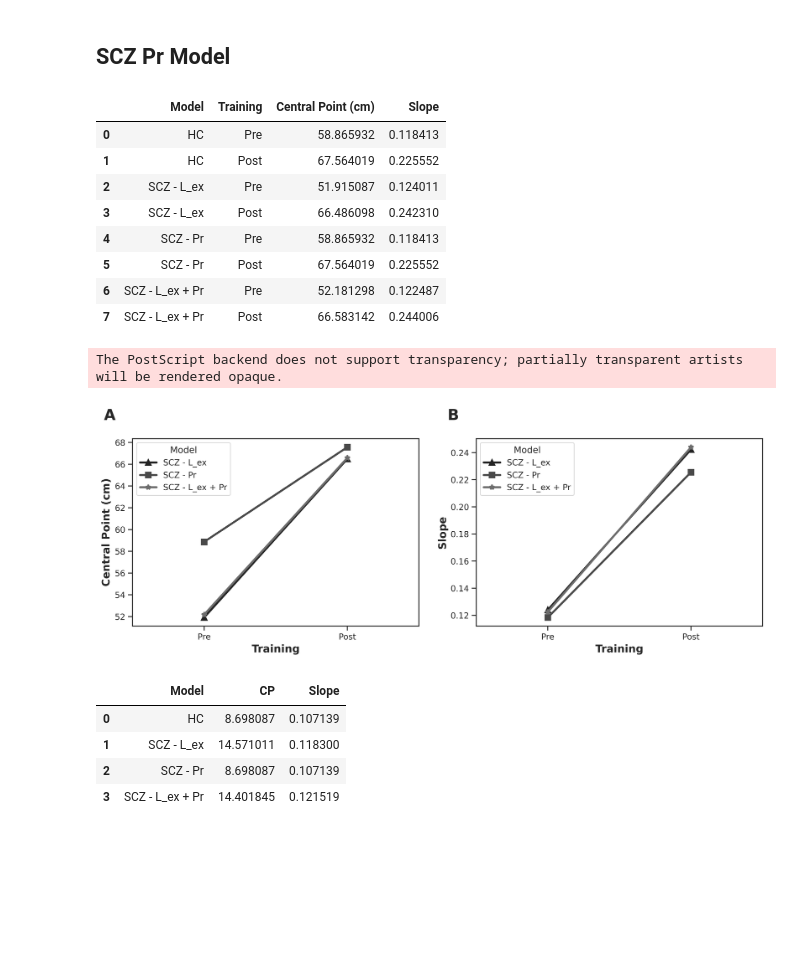
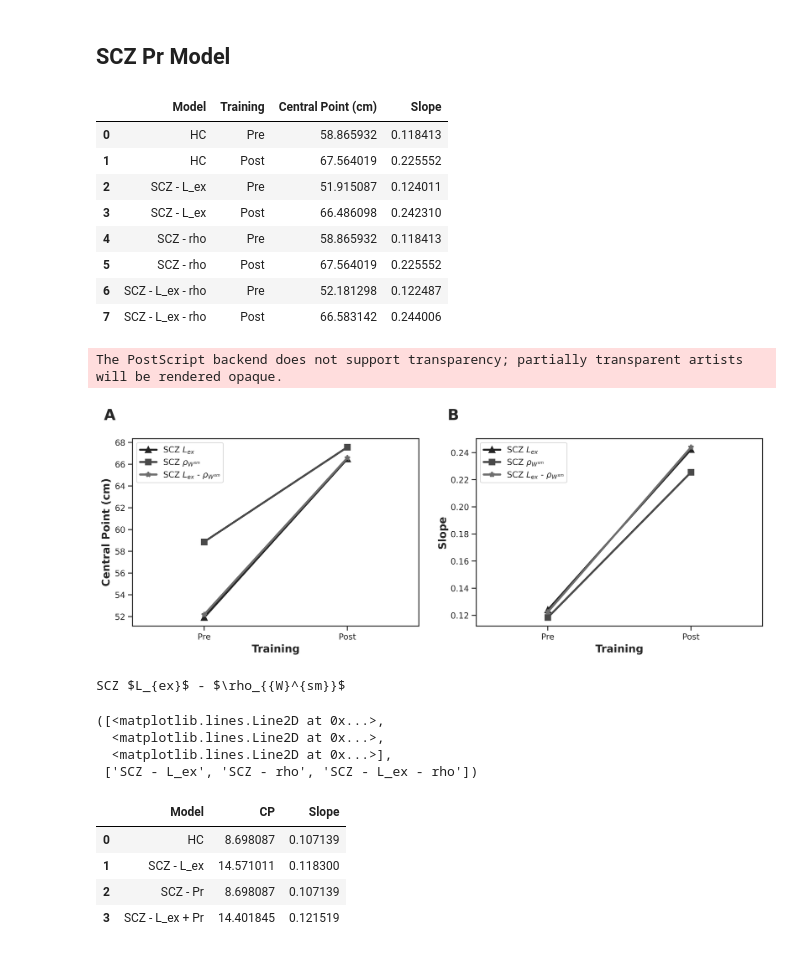
Before and after one commit to renatoparedes/SCZ_PPS_Expansion_Model, a Jupyter notebook: Training_Exploration.ipynb, the cells around one changed output. Saved outputs shown, nothing was run; the diff lists cells and outputs as text; code cells hidden in the pictures; blank space fills up the shorter version.

Commit message:
Plots update

```diff
--- a/Training_Exploration.ipynb
+++ b/Training_Exploration.ipynb
@@ -498,10 +490,10 @@ sim_data = np.array(
         ["HC", "Post", HC_CP_model_post, 1 / HC_SLOPE_model_post],
         ["SCZ - L_ex", "Pre", SCZ_Lex_CP_model_pre, 1 / SCZ_Lex_SLOPE_model_pre],
         ["SCZ - L_ex", "Post", SCZ_Lex_CP_model_post, 1 / SCZ_Lex_SLOPE_model_post],
-        ["SCZ - Pr", "Pre", SCZ_Pr_CP_model_pre, 1 / SCZ_Pr_SLOPE_model_pre],
-        ["SCZ - Pr", "Post", SCZ_Pr_CP_model_post, 1 / SCZ_Pr_SLOPE_model_post],
-        ["SCZ - L_ex + Pr", "Pre", SCZ_CP_model_pre, 1 / SCZ_SLOPE_model_pre],
-        ["SCZ - L_ex + Pr", "Post", SCZ_CP_model_post, 1 / SCZ_SLOPE_model_post],
+        ["SCZ - rho", "Pre", SCZ_Pr_CP_model_pre, 1 / SCZ_Pr_SLOPE_model_pre],
+        ["SCZ - rho", "Post", SCZ_Pr_CP_model_post, 1 / SCZ_Pr_SLOPE_model_post],
+        ["SCZ - L_ex - rho", "Pre", SCZ_CP_model_pre, 1 / SCZ_SLOPE_model_pre],
+        ["SCZ - L_ex - rho", "Post", SCZ_CP_model_post, 1 / SCZ_SLOPE_model_post],
     ]
 )
 
@@ -516,10 +508,10 @@ sim_df
 | 1 | HC | Post | 67.564019 | 0.225552 |
 | 2 | SCZ - L_ex | Pre | 51.915087 | 0.124011 |
 | 3 | SCZ - L_ex | Post | 66.486098 | 0.242310 |
-| 4 | SCZ - Pr | Pre | 58.865932 | 0.118413 |
-| 5 | SCZ - Pr | Post | 67.564019 | 0.225552 |
-| 6 | SCZ - L_ex + Pr | Pre | 52.181298 | 0.122487 |
-| 7 | SCZ - L_ex + Pr | Post | 66.583142 | 0.244006 |
+| 4 | SCZ - rho | Pre | 58.865932 | 0.118413 |
+| 5 | SCZ - rho | Post | 67.564019 | 0.225552 |
+| 6 | SCZ - L_ex - rho | Pre | 52.181298 | 0.122487 |
+| 7 | SCZ - L_ex - rho | Post | 66.583142 | 0.244006 |
 # %%
 import seaborn as sns
 
@@ -544,35 +536,55 @@ sns.pointplot(
 )
 sns.pointplot(
     x="Training",
     y="Slope",
     hue="Model",
     data=sim_df.query("Model != 'HC'"),
     ax=ax2,
     markers=["^", "s", "*"],
 )
 
 ax1.text(
     -0.1,
     1.1,
     string.ascii_uppercase[0],
     transform=ax1.transAxes,
     size=20,
     weight="bold",
 )
 
 ax2.text(
     -0.1,
     1.1,
     string.ascii_uppercase[1],
     transform=ax2.transAxes,
     size=20,
     weight="bold",
 )
 
-fig.savefig("drafts/FIG5.eps", bbox_inches="tight", format="eps")
+handles, _ = ax1.get_legend_handles_labels()
+labels = [
+    "SCZ $L_{ex}$",
+    "SCZ " + r"$\rho_{{W}^{sm}}$",
+    "SCZ $L_{ex}$ - " + r"$\rho_{{W}^{sm}}$",
+]
+ax1.legend(handles, labels)
+ax2.legend(handles, labels)
+
+fig.savefig("drafts/FIG4.eps", bbox_inches="tight", format="eps")
 # %% [output]
 The PostScript backend does not support transparency; partially transparent artists will be rendered opaque.
-[figure, old version]
+[figure, new version]
+# %%
+print("SCZ $L_{ex}$ - " + r"$\rho_{{W}^{sm}}$")
+# %% [output]
+SCZ $L_{ex}$ - $\rho_{{W}^{sm}}$
+# %%
+handles, _ = ax1.get_legend_handles_labels()
+# %% [output]
+([<matplotlib.lines.Line2D at 0x...>,
+  <matplotlib.lines.Line2D at 0x...>,
+  <matplotlib.lines.Line2D at 0x...>],
+ ['SCZ - L_ex', 'SCZ - rho', 'SCZ - L_ex - rho'])
 # %%
 delta_cols = ["Model", "CP", "Slope"]
 delta_sim_data = np.array(
```
Also changed, not shown: parts of 2 cells of this notebook, 1 other file.
